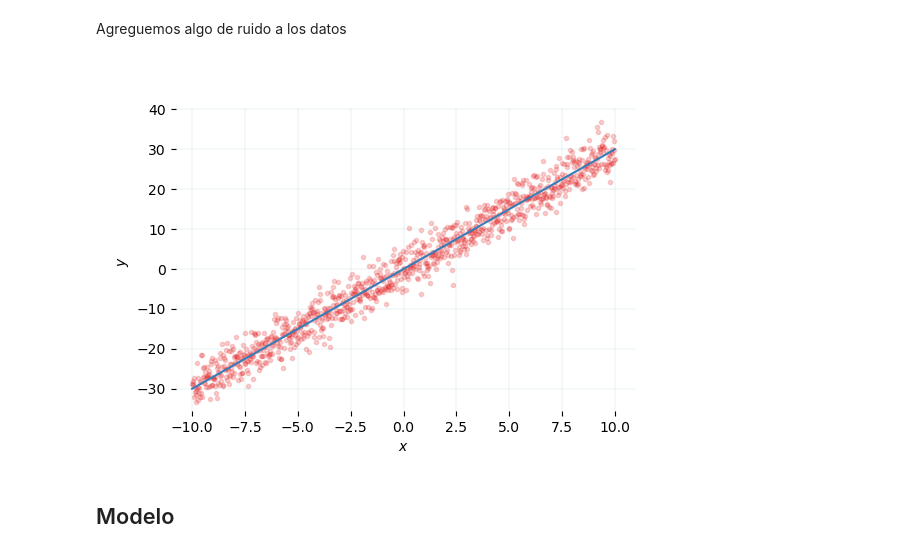
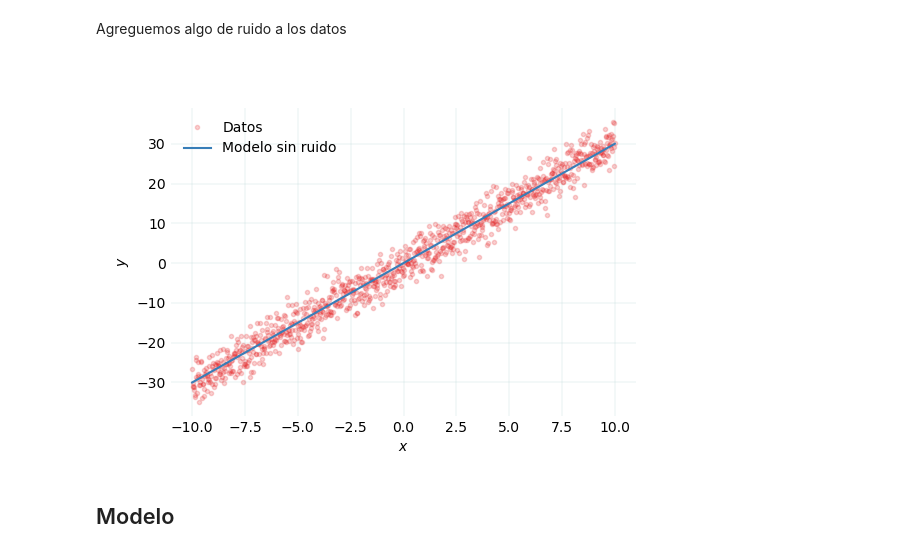
Before and after one commit to nicoguaro/pinns_mapi-3, a Jupyter notebook: notebooks/00_regresion_lineal_pytorch.ipynb, the cells around one changed output. Saved outputs shown, nothing was run; the diff lists cells and outputs as text; code cells hidden in the pictures.

```diff
--- a/notebooks/00_regresion_lineal_pytorch.ipynb
+++ b/notebooks/00_regresion_lineal_pytorch.ipynb
@@ -35,12 +37,12 @@ Y = fun + 3 * torch.randn(X.size())
 # %%
 plt.figure()
 plt.plot(X.numpy(), Y.numpy(), lw=0, marker=".", alpha=0.2)
 plt.plot(X.numpy(), fun.numpy())
 plt.xlabel('$x$')
 plt.ylabel('$y$')
-plt.show()
+plt.legend(["Datos", "Modelo sin ruido"]);
 # %% [output]
-[figure, old version]
+[figure, new version]
 # %% [markdown]
 ## Modelo
 # %% [markdown]
```
Also changed, not shown: parts of 9 cells of this notebook.
